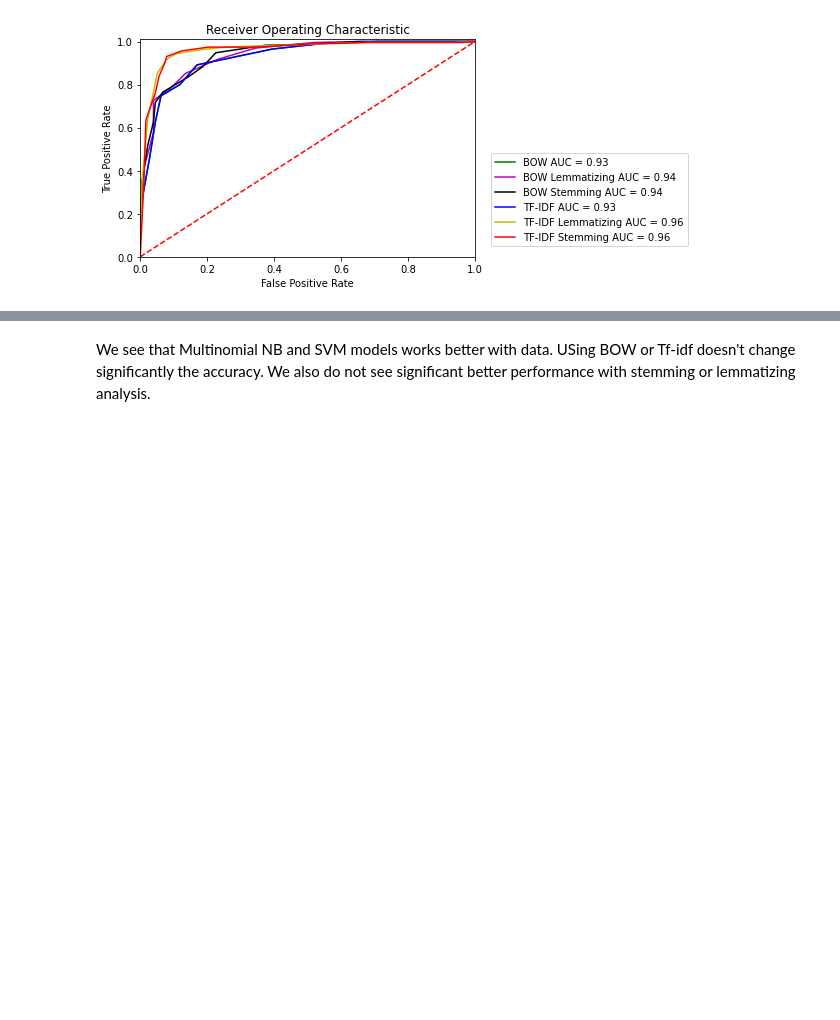
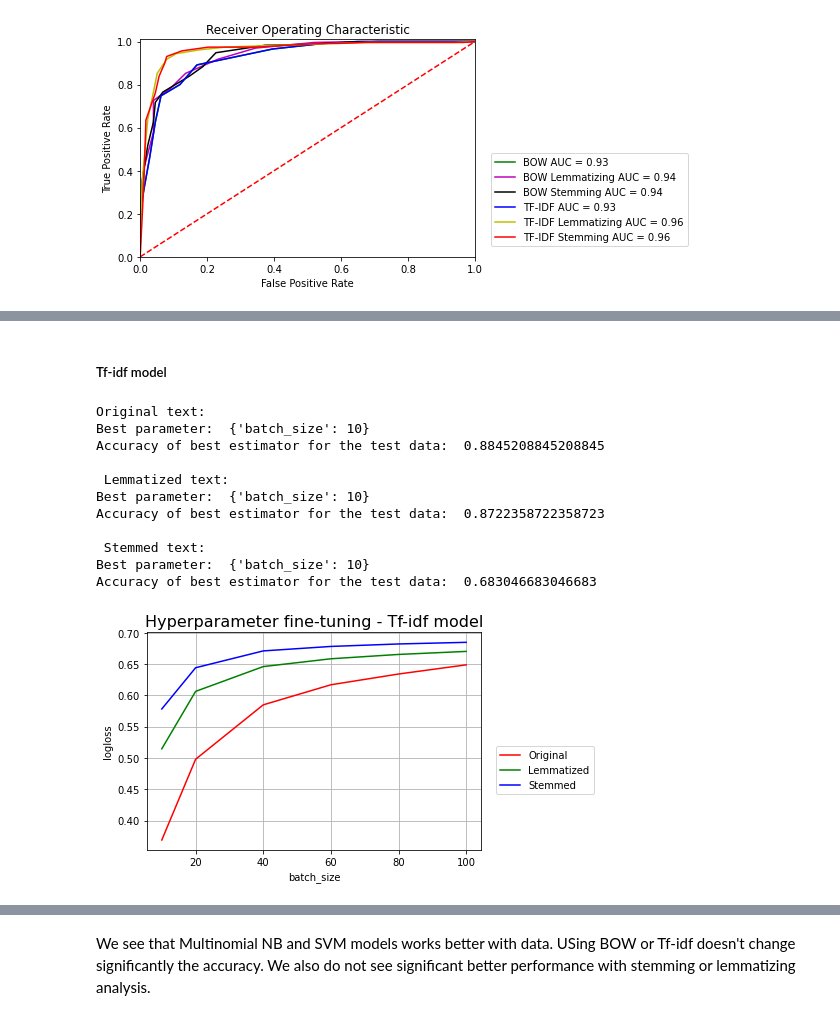
Before and after one commit to isrkan/DataSciencePractice, a Jupyter notebook: Review sentiment analysis.ipynb, the cells around one changed output, grey strips where cells are left out. Cells and saved outputs as stored; diff of their text form; code cells hidden in the pictures; blank space fills up the shorter version.

```diff
--- a/Review sentiment analysis.ipynb
+++ b/Review sentiment analysis.ipynb
@@ -992,0 +1043,34 @@ log_models.loc[len(log_models)] = ['K-Neighbors Classifier','Stemming','TF-IDF',
+# %% [markdown]
+##### Tf-idf model
+# %%
+print('Original text: ')
+ANNClassifier = KerasClassifier(model=ANNModel(n_features=X_train_tfidf.shape[1]), verbose=0)
+y_pred_tfidf, y_pred_proba_tfidf, cv_results_tfidf = model_training(parameter_grid, ANNClassifier, X_train_tfidf, y_train_tfidf, X_test_tfidf, y_test_tfidf)
+print('\n Lemmatized text: ')
+ANNClassifier = KerasClassifier(model=ANNModel(n_features=X_train_lemma_tfidf.shape[1]), verbose=0)
+y_pred_lemma_tfidf, y_pred_proba_lemma_tfidf, cv_results_lemma_tfidf = model_training(parameter_grid, ANNClassifier, X_train_lemma_tfidf, y_train_lemma_tfidf, X_test_lemma_tfidf, y_test_lemma_tfidf)
+print('\n Stemmed text: ')
+ANNClassifier = KerasClassifier(model=ANNModel(n_features=X_train_stem_tfidf.shape[1]), verbose=0)
+y_pred_stem_tfidf, y_pred_proba_stem_tfidf, cv_results_stem_tfidf = model_training(parameter_grid, ANNClassifier, X_train_stem_tfidf, y_train_stem_tfidf, X_test_stem_tfidf, y_test_stem_tfidf)
+
+plt.plot(cv_results_tfidf['param_batch_size'], -cv_results_tfidf['mean_test_score'], label='Original', color="red")
+plt.plot(cv_results_lemma_tfidf['param_batch_size'], -cv_results_lemma_tfidf['mean_test_score'], label='Lemmatized', color="green")
+plt.plot(cv_results_stem_tfidf['param_batch_size'], -cv_results_stem_tfidf['mean_test_score'], label='Stemmed', color="blue")
+plt.xlabel('batch_size')
+plt.ylabel('logloss')
+plt.legend(bbox_to_anchor=(1.35, 0.5))
+plt.title('Hyperparameter fine-tuning - Tf-idf model', fontsize=16)
+plt.grid()
+# %% [output]
+Original text:
+Best parameter:  {'batch_size': 10}
+Accuracy of best estimator for the test data:  0.8845208845208845
+
+ Lemmatized text:
+Best parameter:  {'batch_size': 10}
+Accuracy of best estimator for the test data:  0.8722358722358723
+
+ Stemmed text:
+Best parameter:  {'batch_size': 10}
+Accuracy of best estimator for the test data:  0.683046683046683
+[figure, added]
```
Also changed, not shown: parts of 21 cells of this notebook.
